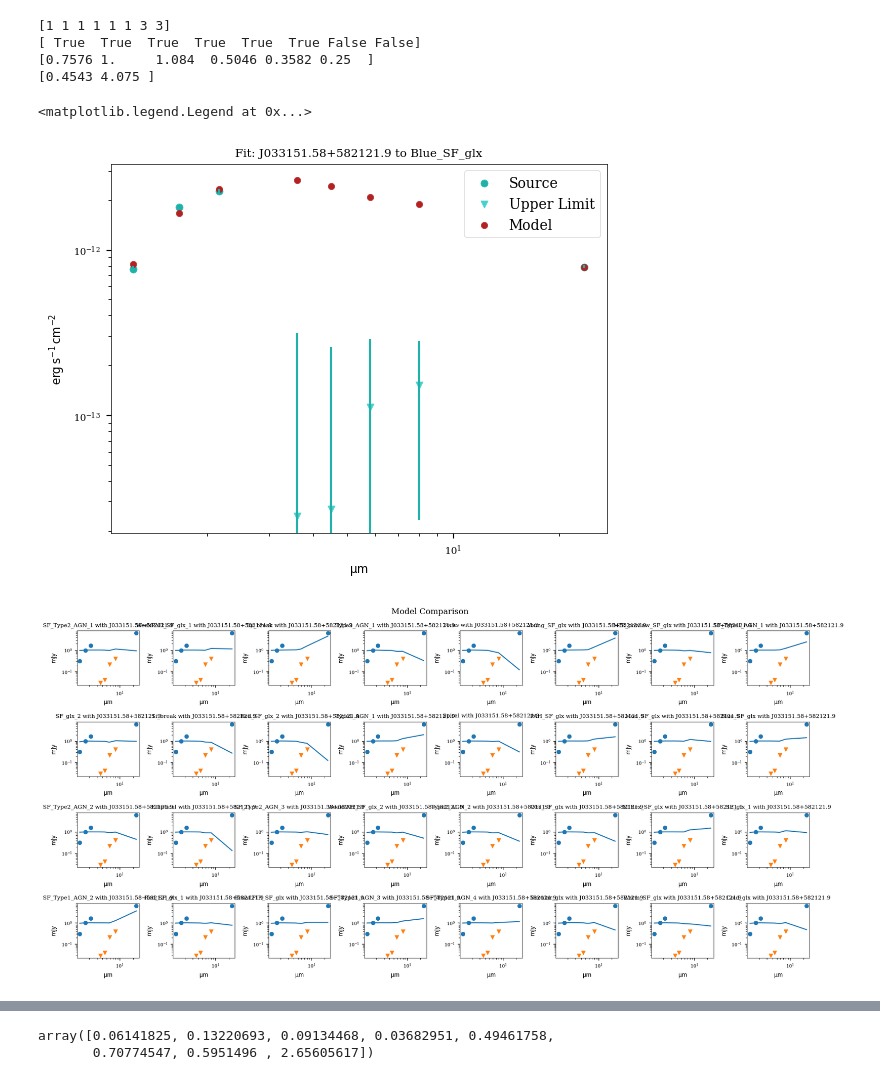
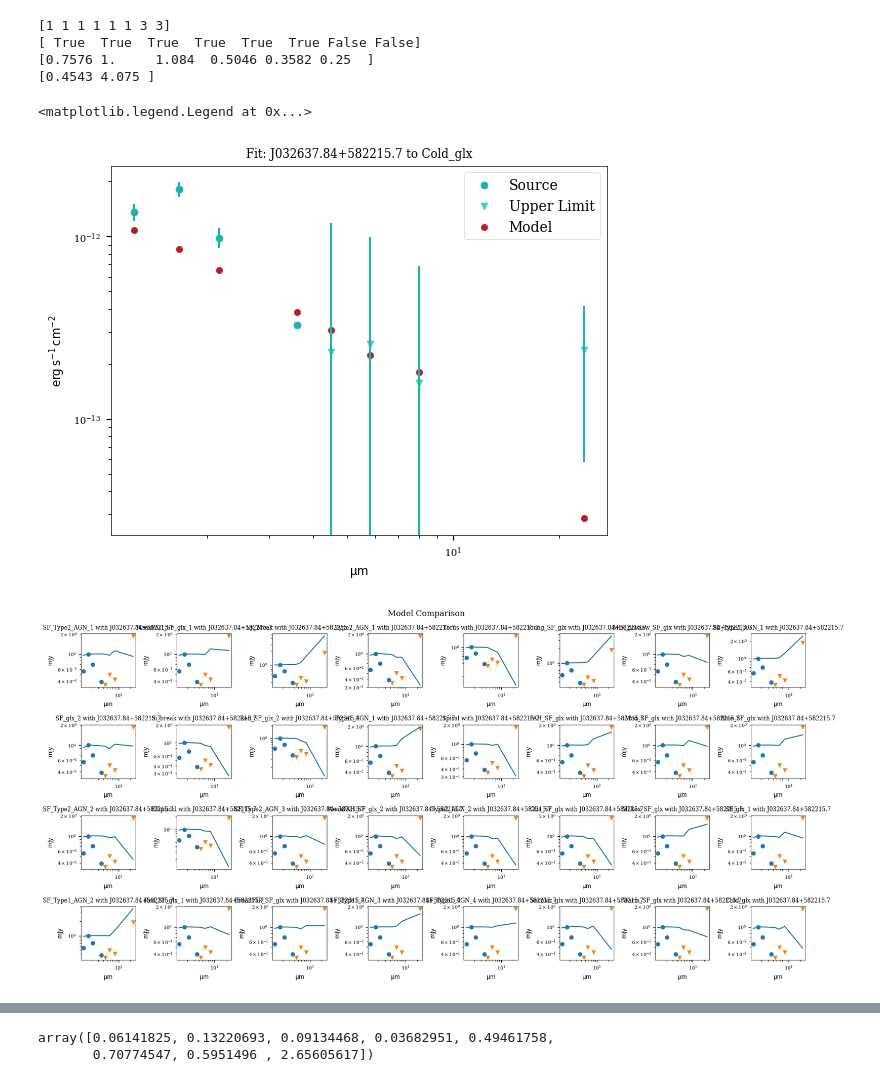
Before and after one commit to jridenba/REU-Notebooks, a Jupyter notebook: SESNA Galactic Fitting.ipynb, the cells around one changed output, grey strips where cells are left out. Saved outputs shown, nothing was run; the diff lists cells and outputs as text; code cells hidden in the pictures.

```diff
--- a/SESNA Galactic Fitting.ipynb
+++ b/SESNA Galactic Fitting.ipynb
@@ -55,7 +55,7 @@ sourcepath = '../data/raw/SESNA_normalized'
 sourcefile = open(sourcepath,'r')
 savables = pd.DataFrame(columns = ['ID', 'Model', 'Model Fluxes', 'Source Flux', 'Source Error', 'Valid', 'Chi^2', 'Chi^2 DOF', 'Av', 'Scale'])
 
-leash = 100
+leash = 40
 
 while True: # This while loop will run through each Source in SESNA, breaking the loop when it reaches the EOF
     try: s = Source.from_ascii(sourcefile.readline())
@@ -68,7 +68,7 @@ while True: # This while loop will run through each Source in SESNA, breaking th
                 av_range=[0, 40.], remove_resolved=True)
 
         info = fitter.fit(s)
-
+        print(info.source.name + ' with ' + info.model_name[0])
         # Data to be saved (modelfluxes, chi2, chi2 deg of freedom,)
         modelflux = info.model_fluxes[0]
         chi2 = info.chi2[0]
@@ -130,7 +130,7 @@ print(np.array(info.source.to_ascii().split()[11:-1:2]).astype(float)[~mask])
 from astropy.visualization import quantity_support
 quantity_support()
 
-modelnum = 207
+modelnum = 1247
 
 modellogfluxes = savables['Model Fluxes'][modelnum]
 filterpeaks = [x for x in filterpeaks] * u.um
@@ -156,41 +156,41 @@ plt.title('Fit: ' + savables['ID'][modelnum]+ ' to ' + savables['Model'][modelnu
 plt.legend()
 # %% [output]
 <matplotlib.legend.Legend at 0x...>
-[figure, old version]
+[figure, new version]
 # %%
 from astropy.io import fits
 # %%
-modelnum = 207
+modelnum = 1247
 
 sourceflux = savables['Source Flux'][modelnum]
 mask = savables['Valid'][modelnum]
 
     #convflux = retrieve_convolved_fluxes(model)
     #convflux = convflux / convflux[1] * u.mJy # normalize to H band
     #plt.figure()
     #plt.plot(filterpeaks,convflux)
     #plt.scatter(filterpeaks[mask],sourceflux[mask])
     #plt.scatter(filterpeaks[~mask],sourceflux[~mask],marker = 'v')
     #plt.title(model + ' with ' + savables['ID'][modelnum])
 fig, axs = plt.subplots(4, 8, figsize=(16, 8))
 fig.suptitle('Model Comparison')
 
 for i, model in enumerate(models):
     convflux = retrieve_convolved_fluxes(model)
     convflux = convflux / convflux[1] * u.mJy # normalize to H band
     row = i // 8
     col = i % 8
     axs[row, col].plot(filterpeaks, convflux)
     axs[row, col].scatter(filterpeaks[mask], sourceflux[mask])
     axs[row, col].scatter(filterpeaks[~mask], sourceflux[~mask], marker='v')
     axs[row, col].set_title(model + ' with ' + savables['ID'][modelnum])
     axs[row, col].set_xscale('log')
     axs[row, col].set_yscale('log')
 
 plt.tight_layout()
 plt.show()
 # %% [output]
-[figure, old version]
+[figure, new version]
 # %%
 def retrieve_convolved_fluxes(model):
     convolvedflux = []
```
Also changed, not shown: parts of 4 cells of this notebook, 2 other files.
